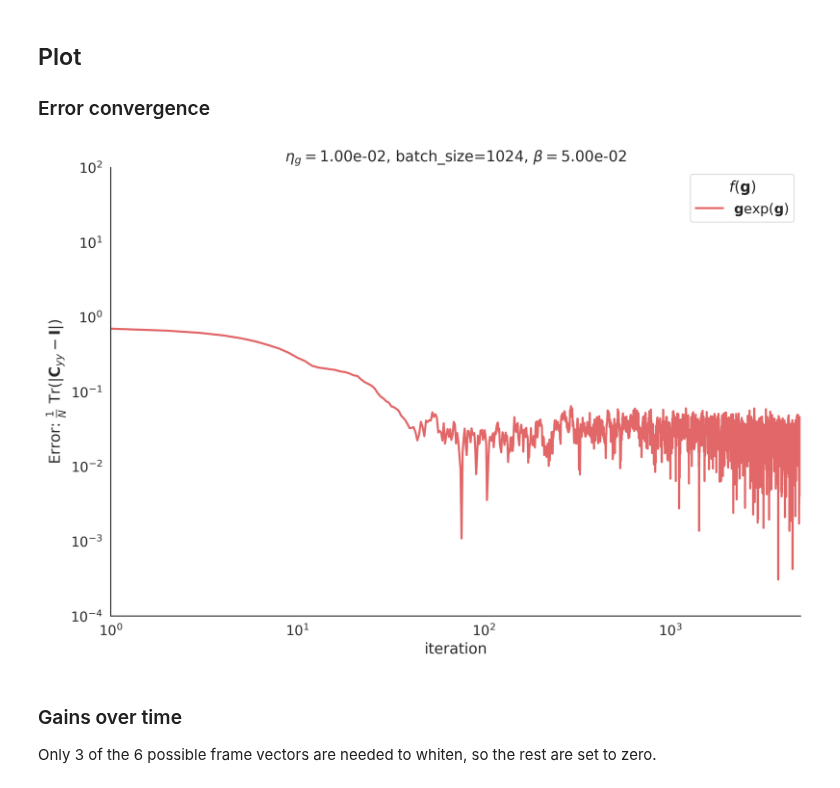
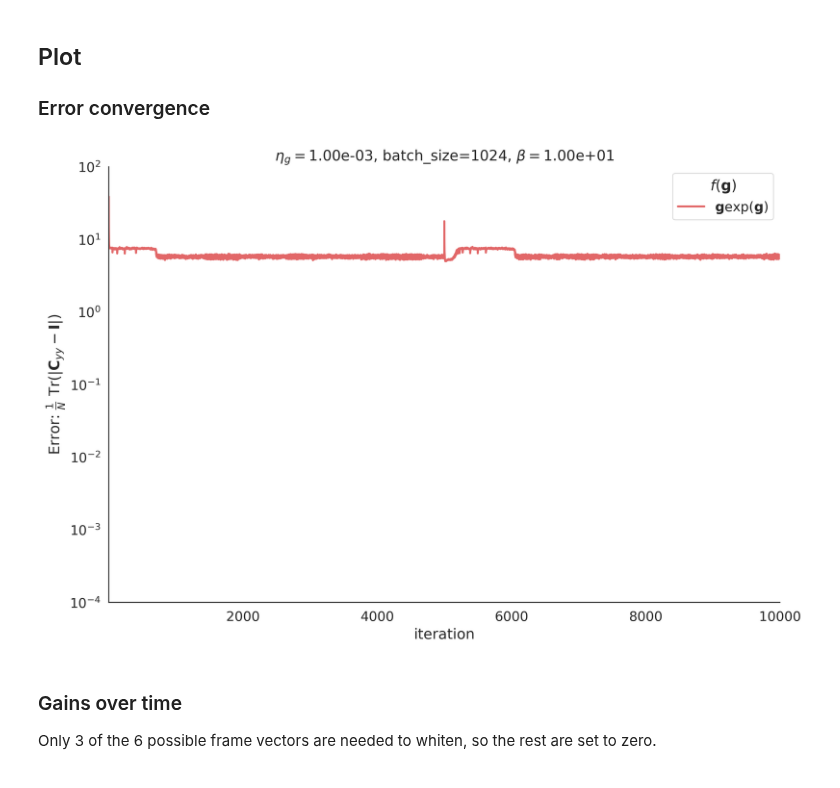
Before and after one commit to lyndond/frame_whitening, a Jupyter notebook: figures/sparse_subframes.ipynb, the cells around one changed output. Saved outputs shown, nothing was run; the diff lists cells and outputs as text; code cells hidden in the pictures.

```diff
--- a/figures/sparse_subframes.ipynb
+++ b/figures/sparse_subframes.ipynb
@@ -17,13 +17,27 @@ import frame_whitening.simulation as fwsim
 # %%
 np.random.seed(420)
 
-Q = fw.rot2(np.deg2rad(45))
+Q0 = fw.rot2(np.deg2rad(45))
 kappa = 8
-Cxx0 = Q @ np.diag([kappa, 1]) @ Q.T * 1 / (np.sqrt(kappa))
+Cxx0 = Q0 @ np.diag([kappa, 1]) @ Q0.T * 1 / (np.sqrt(kappa))
 
-cholesky_list = [np.linalg.cholesky(C) for C in [Cxx0]]
-N, K = 2, 6
-W = np.random.randn(N, K)
+
+Q1 = fw.rot2(np.deg2rad(45)) @ Q0
+Cxx1 = Q1 @ np.diag([kappa, 1]) @ Q1.T * 1 / (np.sqrt(kappa))
+
+cholesky_list = [np.linalg.cholesky(C) for C in [Cxx0, Cxx1]]
+# N, K = 2, 6
+# W = np.random.randn(N, K)
+
+W = np.concatenate([Q0, Q1], axis=1)
 W = fw.normalize_frame(W)
+N, K = W.shape
 print("Frame dims:", W.shape, " (more than necessary)")
+
+fig, ax = plt.subplots(1, 1)
+fwplt.plot_ellipse(Cxx0, color="C0", ax=ax)
+fwplt.plot_ellipse(Cxx1, color="C1", ax=ax)
+fwplt.plot_frame2d(W, ax=ax)
+ax.axis('square')
+ax.set(xlim=(-4, 4), ylim=(-4, 4))
 # %% [output]
@@ -33,10 +49,11 @@ Frame dims: (2, 6)  (more than necessary)
 # %%
 batch_size = 1024
 n_batch = 5000
-lr_g = 1e-2
-beta = 0.05
+lr_g = 1e-3
+beta = 10.
 
 func_type, alpha = FuncType.G_EXPONENTIAL, None  # alpha must be None if not POWER
+# func_type, alpha = FuncType.POWER, 1  # alpha must be None if not POWER
 get_y, get_dg = fwsim.get_opt_funcs(func_type)
 
 if func_type == FuncType.POWER:
@@ -65,32 +82,32 @@ g_last, g_all, errors = fwsim.simulate(
 # %%
 if func_type == FuncType.G_EXPONENTIAL:
     func_label = r"${\bf g}\exp({\bf g})$"
 elif func_type == FuncType.EXPONENTIAL:
     func_label = r"$\exp({\bf g})$"
 elif func_type == FuncType.POWER:
     func_label = r"${\bf g}"+("^{:d}$".format(alpha + 1))
 
 with sns.plotting_context("paper", font_scale=1.5):
     sns.set_style("white")
     fig, ax = plt.subplots(1, 1, figsize=(12, 8), dpi=300)
     N, K = W.shape
 
     label = r"${\bf g}\exp({\bf g})$"
     ax.plot(errors, color="C3", label=label, linewidth=2, alpha=0.7)
 
     ax.set(
         yscale="log",
-        xscale="log",
+        # xscale="log",
         ylim=(1e-4, 1e2),
-        xlim=(1, n_batch),
+        xlim=(1, n_batch * len(cholesky_list)),
         xlabel="iteration",
         ylabel=r"Error: $\frac{1}{N}$ Tr($\vert {\bf C}_{yy} - {\bf I} \vert$)",
         title=f"$\eta_g=${lr_g:.2e}, batch_size={batch_size}, $\\beta=${beta:.2e}",
     )
     ax.legend(title=r"$f({\bf g})$")
     sns.despine()
 # %% [output]
-[figure, old version]
+[figure, new version]
 # %% [markdown]
 ### Gains over time
 
```
Also changed, not shown: parts of 6 cells of this notebook, 1 other file.
